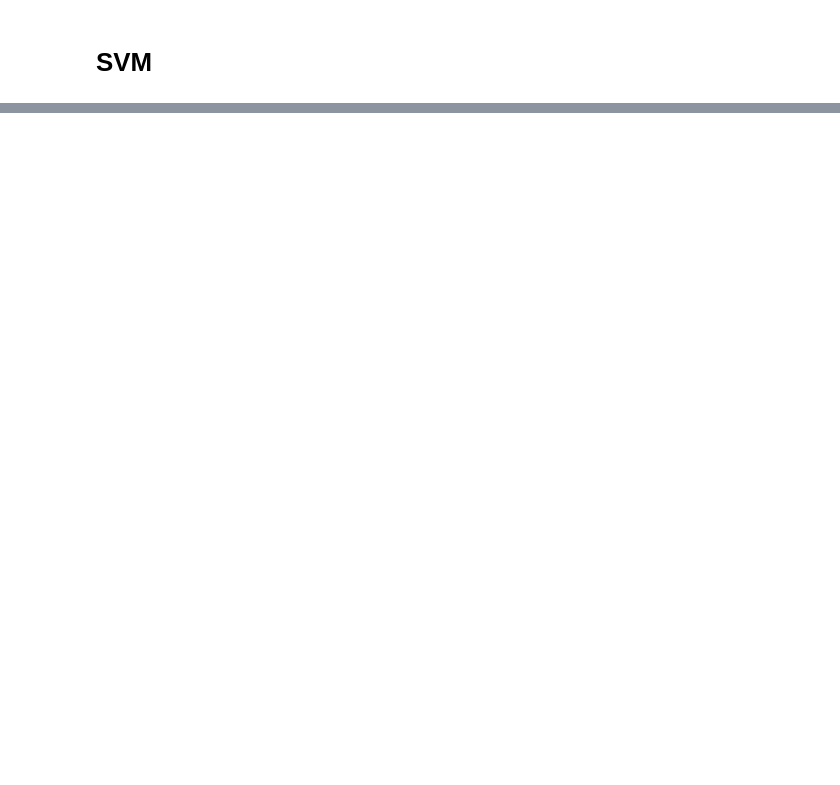
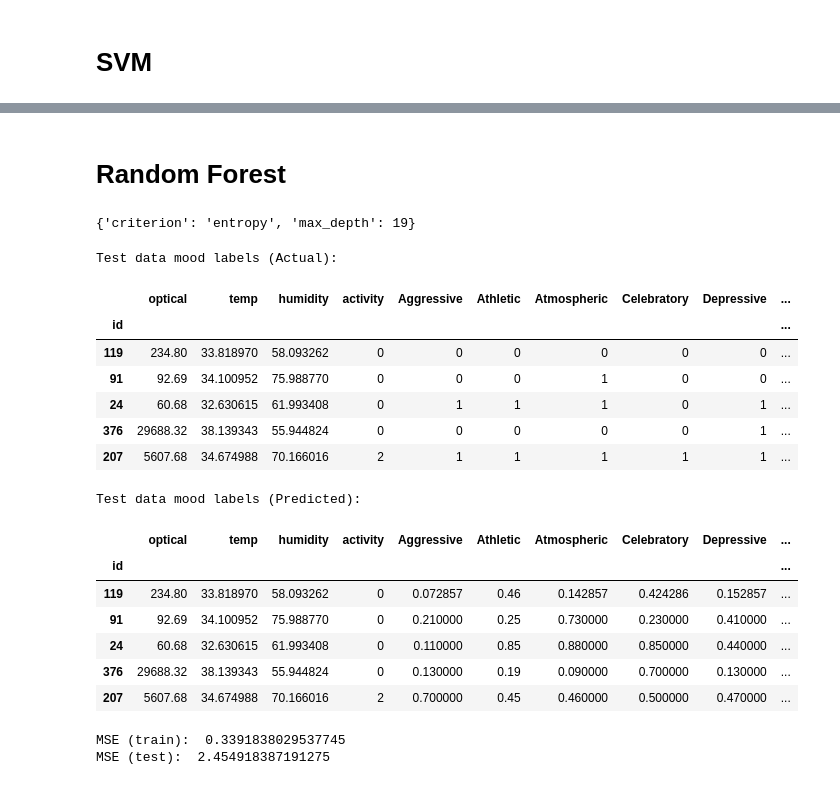
Before and after one commit to ang-zeyu/3237Project, a Jupyter notebook: StatsMethods_song_model.ipynb, the cells around one changed output, grey strips where cells are left out. Cells and saved outputs as stored; diff of their text form; code cells hidden in the pictures; blank space fills up the shorter version.

```diff
--- a/StatsMethods_song_model.ipynb
+++ b/StatsMethods_song_model.ipynb
@@ -197,0 +216,56 @@ MSE (test):  2.0210878029892534
+# %% [markdown]
+# Random Forest
+# %%
+from sklearn.ensemble import RandomForestClassifier
+
+params = {'criterion':('gini', 'entropy'), 'max_depth':[k for k in range(1,21)]}
+rf = GridSearchCV(RandomForestClassifier(random_state=0), params)
+rf.fit(x_train, y_train)
+rf.best_params_
+# %% [output]
+{'criterion': 'entropy', 'max_depth': 19}
+# %%
+# Predict confidence scores for moods from sensor data
+# For now, input_data is a Dataframe for convenience
+def rf_predict(rf, input_data):
+    pred_df = input_data.copy()
+    data = input_data.iloc[:,:-8]
+    target = input_data.iloc[:,-8:]
+    prob = np.array(rf.predict_proba(data.values))
+    for i in range(len(target.columns)):
+        mood = target.columns[i]
+        pred_df[mood] = prob[i,:,1] # predict_proba returns shape (n_features, n_samples, probs)
+    return pred_df
+# %%
+train_pred_rf_df = rf_predict(rf, train_df)
+test_pred_rf_df = rf_predict(rf, test_df)
+
+print('Test data mood labels (Actual):')
+test_df_copy = test_df.copy()
+test_df_copy['activity'] = le.inverse_transform(test_df_copy['activity'].values) # convert activity values back to strings
+display(test_df_copy.head())
+print('Test data mood labels (Predicted):')
+test_pred_rf_df['activity'] = le.inverse_transform(test_pred_rf_df['activity'].values)
+display(test_pred_rf_df.head())
+
+print('MSE (train): ', svm_evaluate(train_df, train_pred_rf_df))
+print('MSE (test): ', svm_evaluate(test_df, test_pred_rf_df))
+# %% [output]
+Test data mood labels (Actual):
+|  | optical | temp | humidity | activity | Aggressive | Athletic | Atmospheric | Celebratory | Depressive | ... |
+| id |  |  |  |  |  |  |  |  |  | ... |
+| 119 | 234.80 | 33.818970 | 58.093262 | 0 | 0 | 0 | 0 | 0 | 0 | ... |
+| 91 | 92.69 | 34.100952 | 75.988770 | 0 | 0 | 0 | 1 | 0 | 0 | ... |
+| 24 | 60.68 | 32.630615 | 61.993408 | 0 | 1 | 1 | 1 | 0 | 1 | ... |
+| 376 | 29688.32 | 38.139343 | 55.944824 | 0 | 0 | 0 | 0 | 0 | 1 | ... |
+| 207 | 5607.68 | 34.674988 | 70.166016 | 2 | 1 | 1 | 1 | 1 | 1 | ... |
+Test data mood labels (Predicted):
+|  | optical | temp | humidity | activity | Aggressive | Athletic | Atmospheric | Celebratory | Depressive | ... |
+| id |  |  |  |  |  |  |  |  |  | ... |
+| 119 | 234.80 | 33.818970 | 58.093262 | 0 | 0.072857 | 0.46 | 0.142857 | 0.424286 | 0.152857 | ... |
+| 91 | 92.69 | 34.100952 | 75.988770 | 0 | 0.210000 | 0.25 | 0.730000 | 0.230000 | 0.410000 | ... |
+| 24 | 60.68 | 32.630615 | 61.993408 | 0 | 0.110000 | 0.85 | 0.880000 | 0.850000 | 0.440000 | ... |
+| 376 | 29688.32 | 38.139343 | 55.944824 | 0 | 0.130000 | 0.19 | 0.090000 | 0.700000 | 0.130000 | ... |
+| 207 | 5607.68 | 34.674988 | 70.166016 | 2 | 0.700000 | 0.45 | 0.460000 | 0.500000 | 0.470000 | ... |
+MSE (train):  0.3391838029537745
+MSE (test):  2.454918387191275
```
Also changed, not shown: parts of 10 cells of this notebook.
